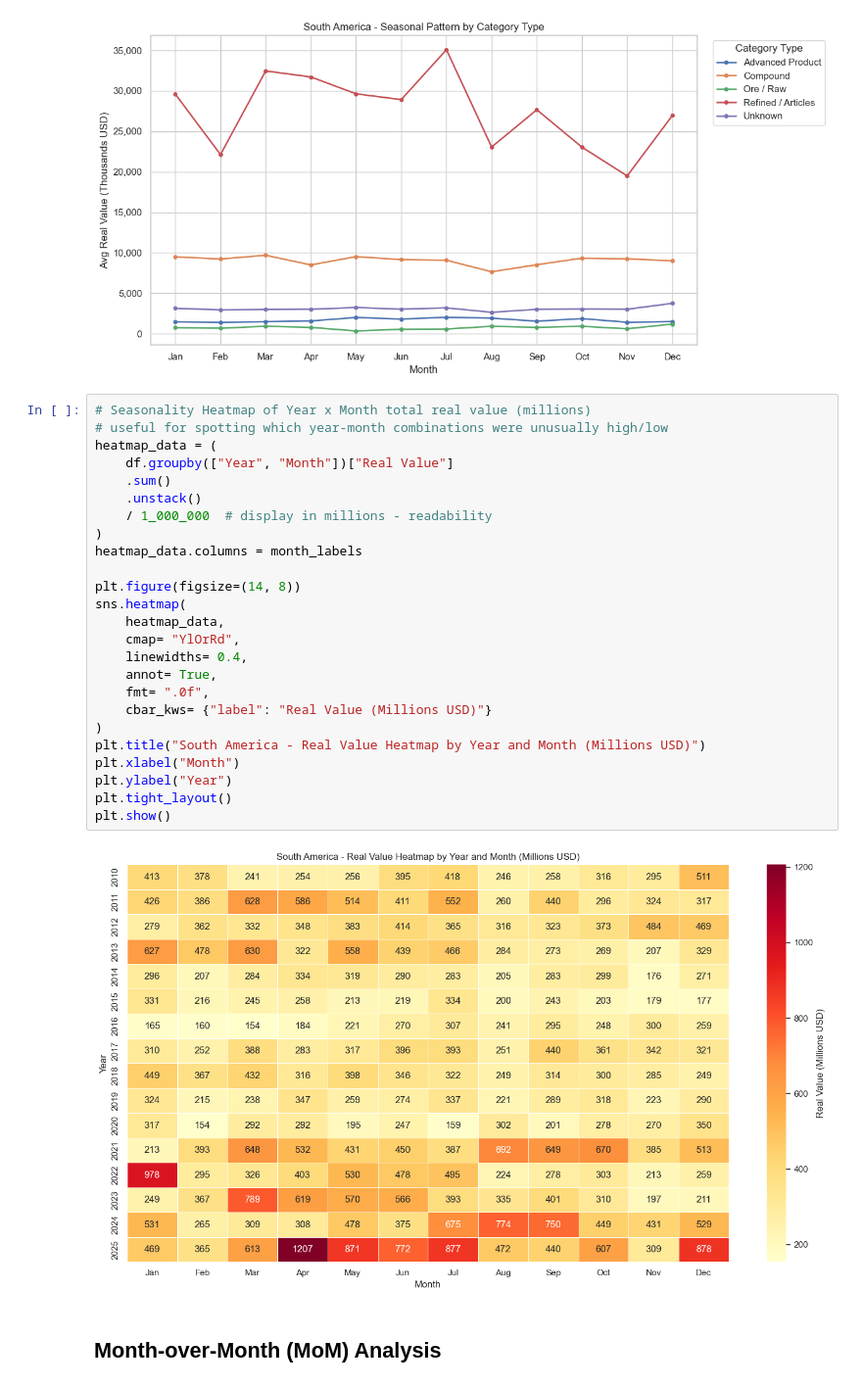
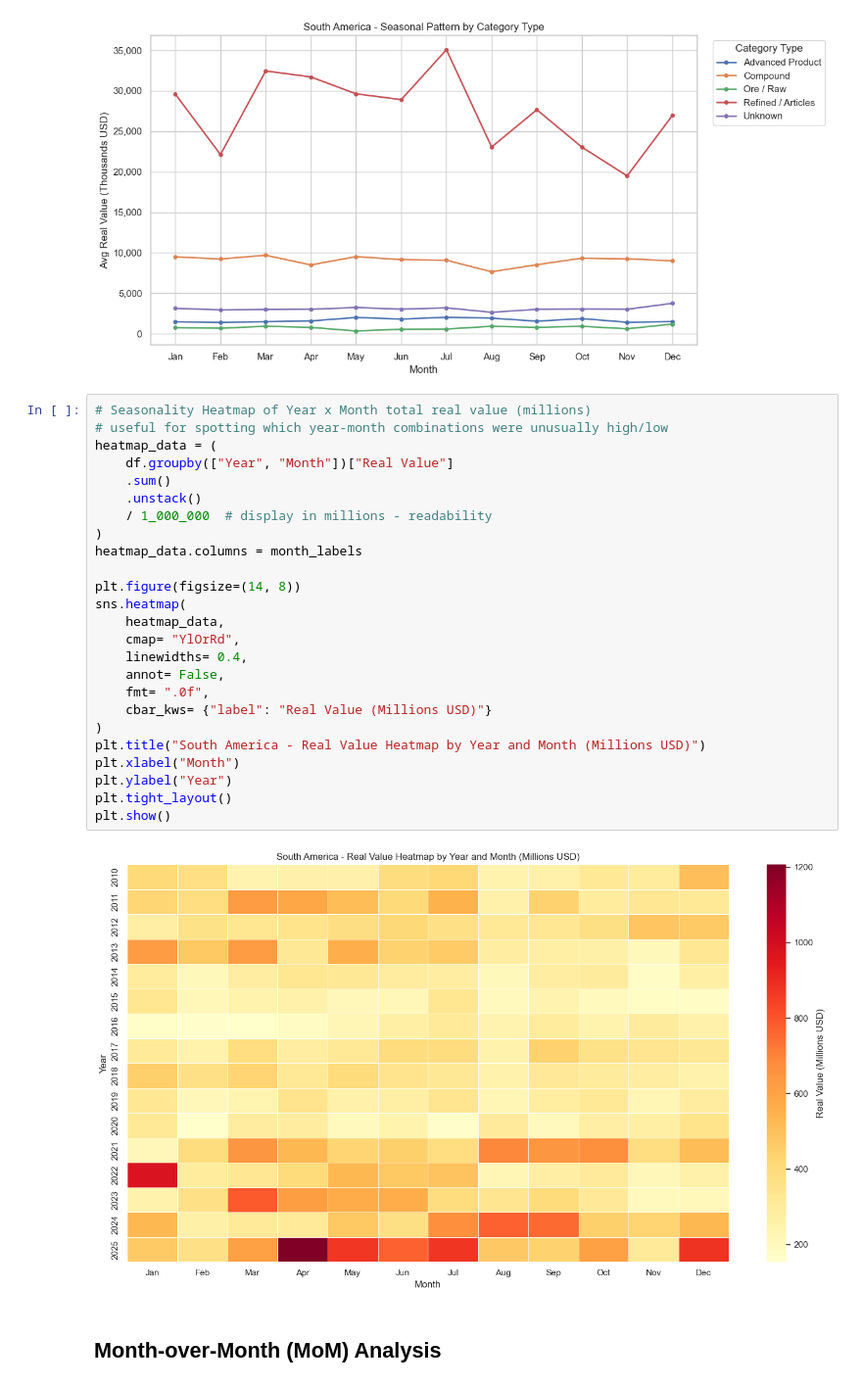
Before and after one commit to rutvikarnik5/Seed2s-Reveal-Unified-Methodology, a Jupyter notebook: Prospective Team/Data/Processed/south_america_visualizations.ipynb, the cells around one changed output. Shown at 98% size. Saved outputs shown, nothing was run; the diff lists cells and outputs as text.

Commit message:
updated visuals

```diff
--- a/Prospective Team/Data/Processed/south_america_visualizations.ipynb
+++ b/Prospective Team/Data/Processed/south_america_visualizations.ipynb
@@ -242,30 +242,30 @@ plt.show()
 # %%
 # Seasonality Heatmap of Year x Month total real value (millions)
 # useful for spotting which year-month combinations were unusually high/low
 heatmap_data = (
     df.groupby(["Year", "Month"])["Real Value"]
     .sum()
     .unstack()
     / 1_000_000  # display in millions - readability
 )
 heatmap_data.columns = month_labels
 
 plt.figure(figsize=(14, 8))
 sns.heatmap(
     heatmap_data,
     cmap= "YlOrRd",
     linewidths= 0.4,
-    annot= True,
+    annot= False,
     fmt= ".0f",
     cbar_kws= {"label": "Real Value (Millions USD)"}
 )
 plt.title("South America - Real Value Heatmap by Year and Month (Millions USD)")
 plt.xlabel("Month")
 plt.ylabel("Year")
 plt.tight_layout()
 plt.show()
 # %% [output]
-[figure, old version]
+[figure, new version]
 # %% [markdown]
 ## Month-over-Month (MoM) Analysis
 # %%
```
Also changed, not shown: parts of 1 cell of this notebook.
